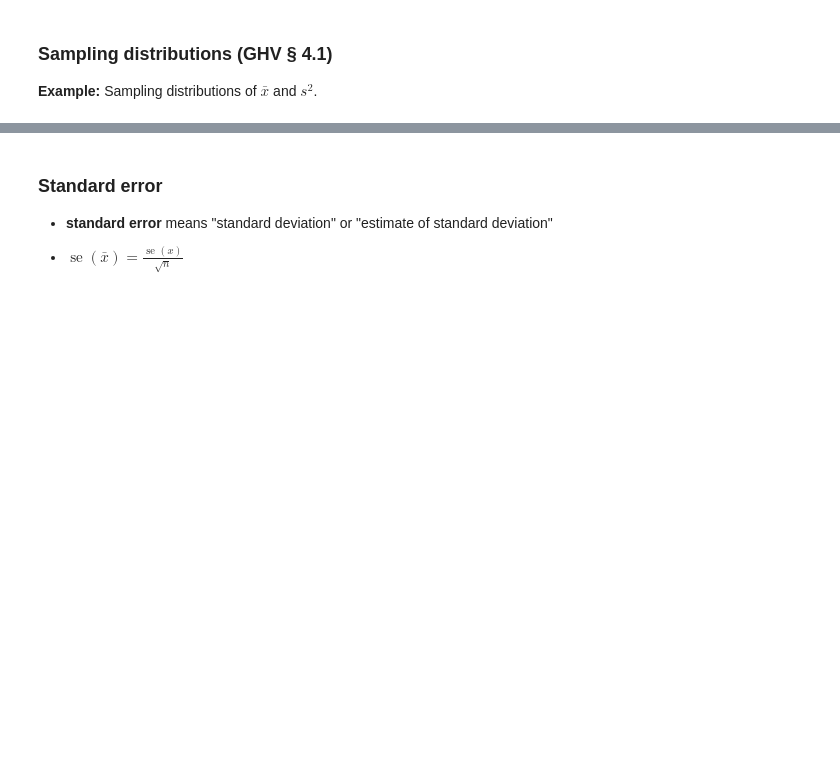
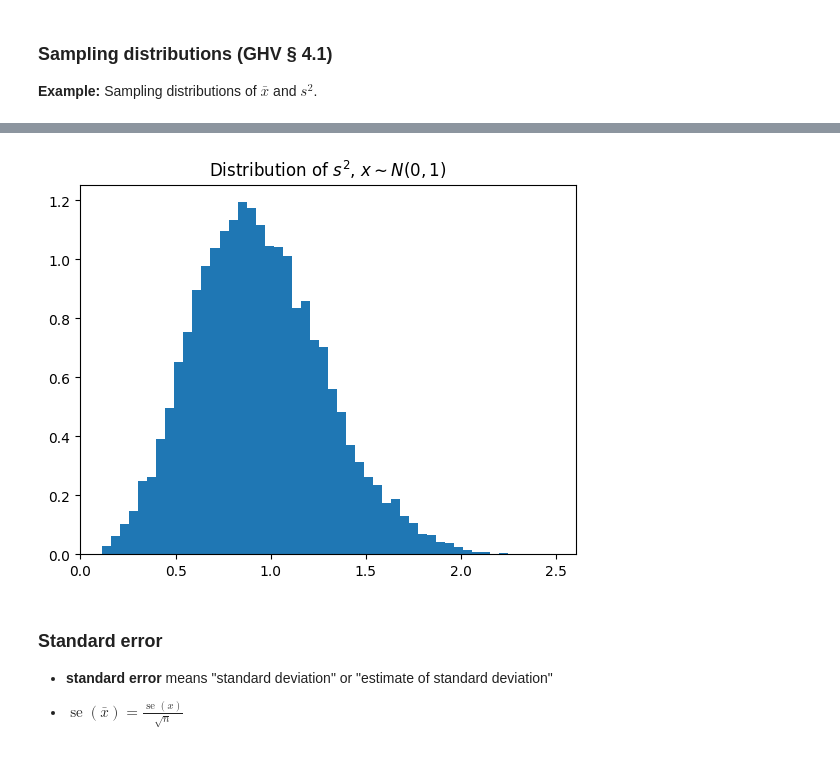
Before and after one commit to mgreenbe/DATA335W2025, a Jupyter notebook: code/1fundamentals.ipynb, the cells around one changed output, grey strips where cells are left out. Saved outputs shown, nothing was run; the diff lists cells and outputs as text; code cells hidden in the pictures; blank space fills up the shorter version.

```diff
--- a/code/1fundamentals.ipynb
+++ b/code/1fundamentals.ipynb
@@ -24,3 +26,10 @@ plt.show()
+# %%
+s2 = x.std(axis=1, ddof=1)
+plt.hist(s2, bins=50, density=True)
+plt.title("Distribution of $s^2$, $x\\sim N(0, 1)$")
+t = np.linspace(0, 2.5, 1000)
+# %% [output]
+[figure, added]
 # %% [markdown]
 ### Standard error
 
```
Also changed, not shown: parts of 5 cells of this notebook.
